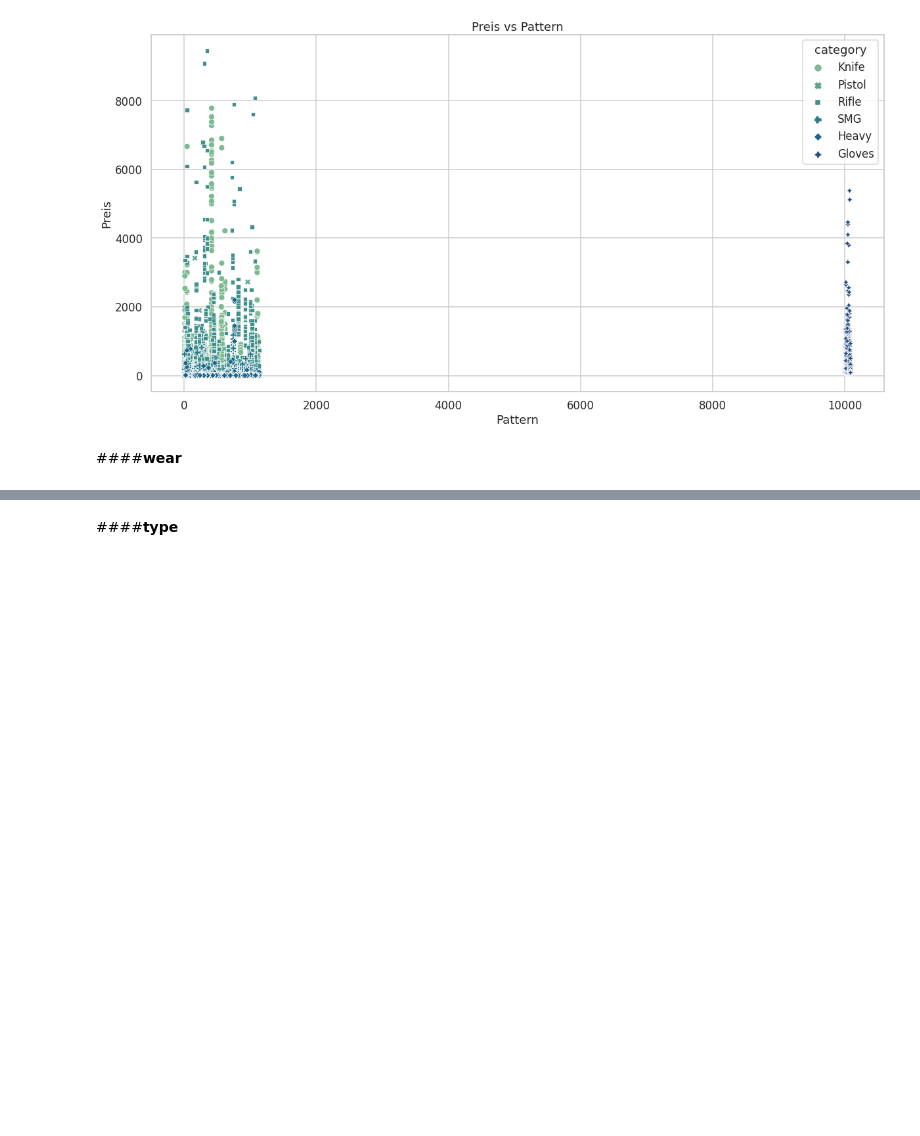
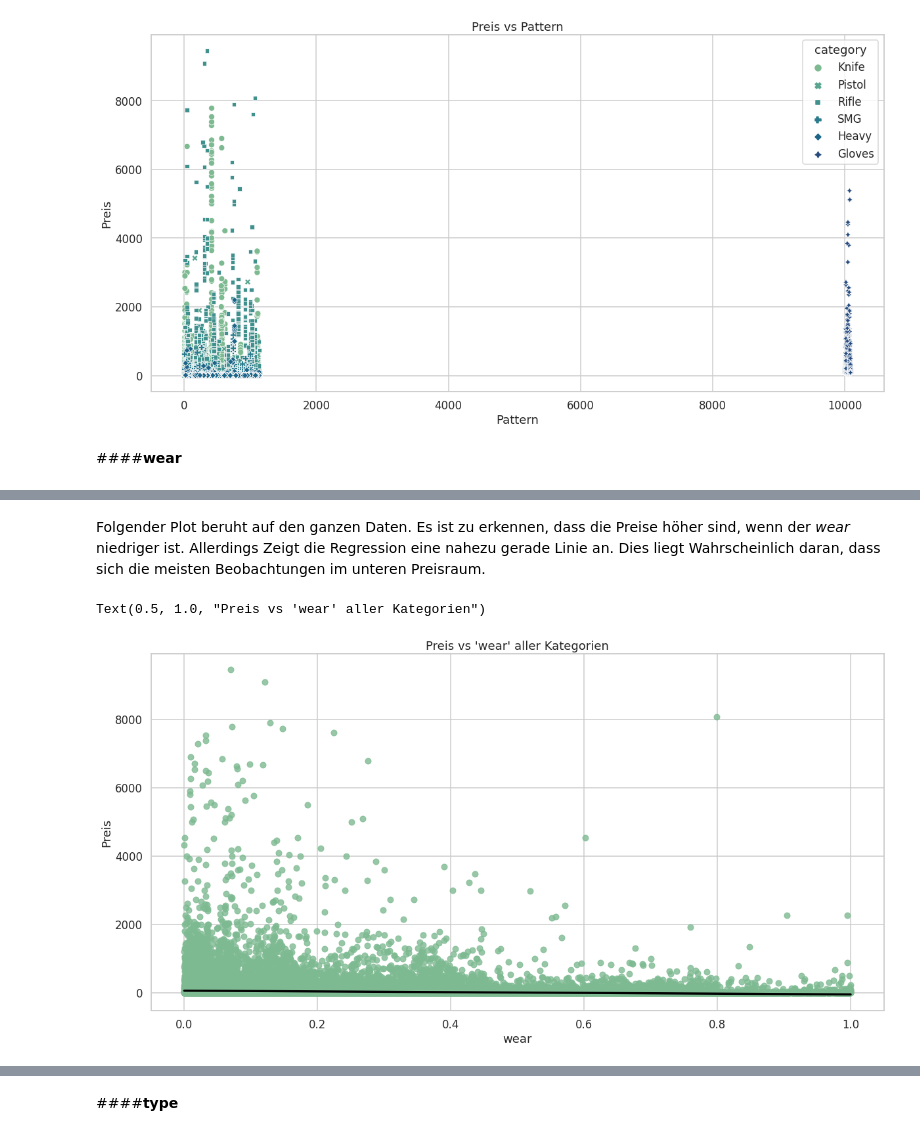
Before and after one commit to princessivy/Analyzing_CSGO_SkinPrices, a Jupyter notebook: CSGO_Analytics.ipynb, the cells around one changed output, grey strips where cells are left out. Cells and saved outputs as stored; diff of their text form; code cells hidden in the pictures; blank space fills up the shorter version.

```diff
--- a/CSGO_Analytics.ipynb
+++ b/CSGO_Analytics.ipynb
@@ -836,0 +867,10 @@ Text(0.5, 1.0, 'Preis vs Pattern')
+# %% [markdown]
+Folgender Plot beruht auf den ganzen Daten. Es ist zu erkennen, dass die Preise höher sind, wenn der *wear* niedriger ist. Allerdings Zeigt die Regression eine nahezu gerade Linie an. Dies liegt Wahrscheinlich daran, dass sich die meisten Beobachtungen im unteren Preisraum.
+# %%
+sns.regplot(data = data, x='wear', y='salePrice', line_kws={"color": "black"})
+plt.xlabel("wear")
+plt.ylabel("Preis")
+plt.title("Preis vs 'wear' aller Kategorien")
+# %% [output]
+Text(0.5, 1.0, "Preis vs 'wear' aller Kategorien")
+[figure, added]
```
Also changed, not shown: parts of 25 cells of this notebook.
